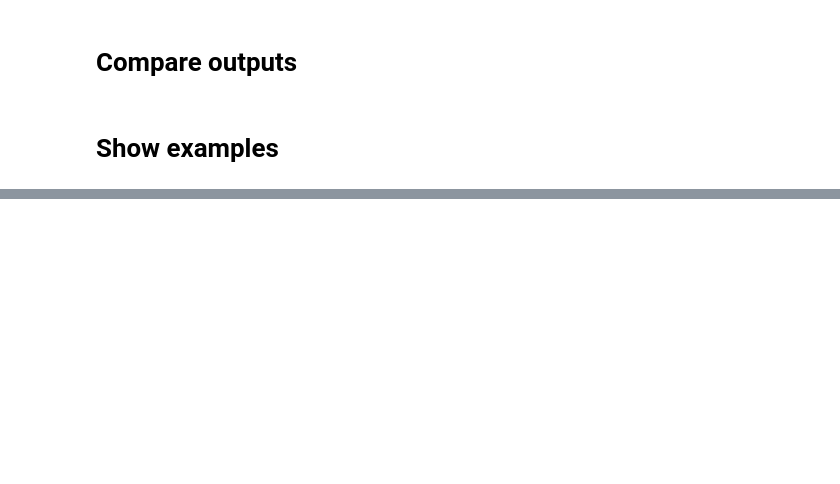
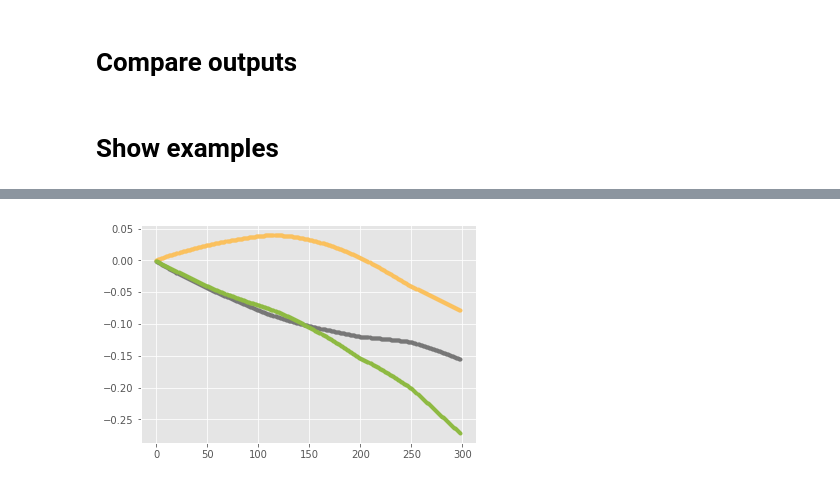
Before and after one commit to jdebecdelievre/PyFME, a Jupyter notebook: validation/PyFME vs Simulink - batch of cases-Copy1.ipynb, the cells around one changed output, grey strips where cells are left out. Saved outputs shown, nothing was run; the diff lists cells and outputs as text; code cells hidden in the pictures; blank space fills up the shorter version.

```diff
--- a/validation/PyFME vs Simulink - batch of cases-Copy1.ipynb
+++ b/validation/PyFME vs Simulink - batch of cases-Copy1.ipynb
@@ -273,0 +249,6 @@ plt.show()
+# %%
+plt.plot(rate_pred)
+plt.plot(omega,'.')
+plt.show()
+# %% [output]
+[figure, added]
```
Also changed, not shown: parts of 46 cells of this notebook, 31 other files.
